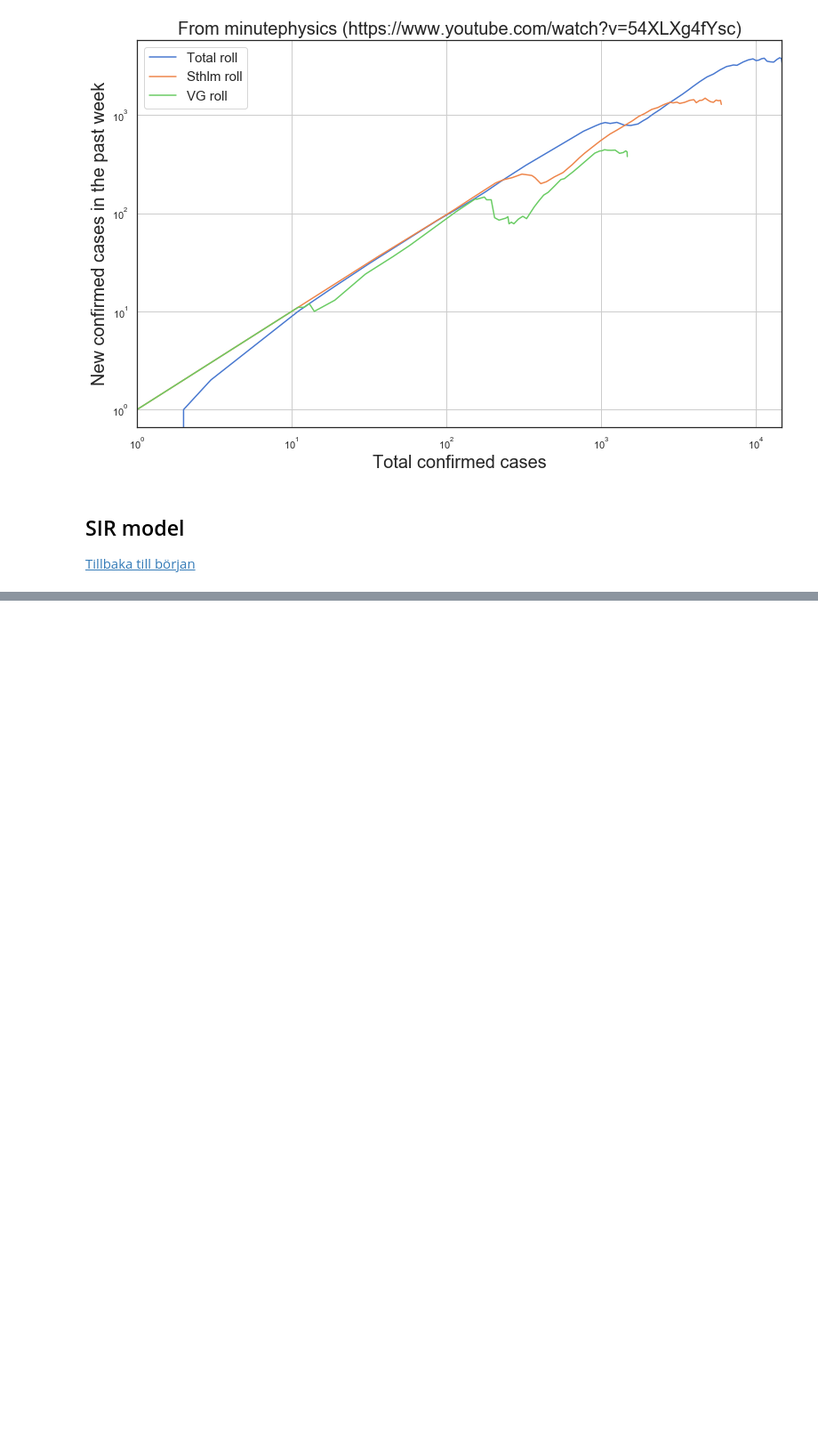
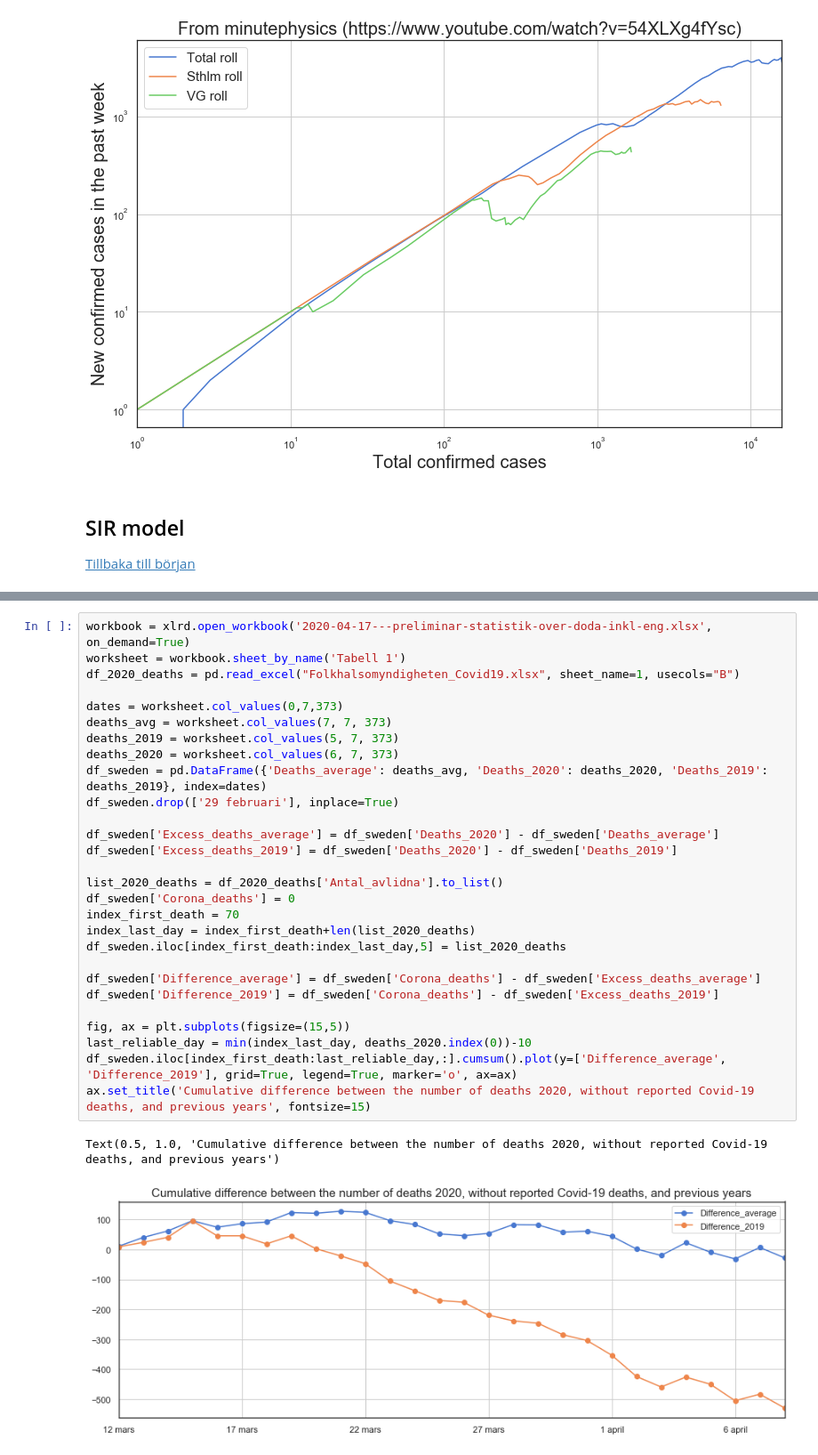
Before and after one commit to Frallmeister/covid19, a Jupyter notebook: corona_notebook.ipynb, the cells around one changed output, grey strips where cells are left out. Shown at 89% size. Saved outputs shown, nothing was run; the diff lists cells and outputs as text; blank space fills up the shorter version.

```diff
--- a/corona_notebook.ipynb
+++ b/corona_notebook.ipynb
@@ -237,0 +277,31 @@ Text(0.5, 1.0, 'Effective reproduction number, R')
+# %%
+workbook = xlrd.open_workbook('2020-04-17---preliminar-statistik-over-doda-inkl-eng.xlsx', on_demand=True)
+worksheet = workbook.sheet_by_name('Tabell 1')
+df_2020_deaths = pd.read_excel("Folkhalsomyndigheten_Covid19.xlsx", sheet_name=1, usecols="B")
+
+dates = worksheet.col_values(0,7,373)
+deaths_avg = worksheet.col_values(7, 7, 373)
+deaths_2019 = worksheet.col_values(5, 7, 373)
+deaths_2020 = worksheet.col_values(6, 7, 373)
+df_sweden = pd.DataFrame({'Deaths_average': deaths_avg, 'Deaths_2020': deaths_2020, 'Deaths_2019': deaths_2019}, index=dates)
+df_sweden.drop(['29 februari'], inplace=True)
+
+df_sweden['Excess_deaths_average'] = df_sweden['Deaths_2020'] - df_sweden['Deaths_average']
+df_sweden['Excess_deaths_2019'] = df_sweden['Deaths_2020'] - df_sweden['Deaths_2019']
+
+list_2020_deaths = df_2020_deaths['Antal_avlidna'].to_list()
+df_sweden['Corona_deaths'] = 0
+index_first_death = 70
+index_last_day = index_first_death+len(list_2020_deaths)
+df_sweden.iloc[index_first_death:index_last_day,5] = list_2020_deaths
+
+df_sweden['Difference_average'] = df_sweden['Corona_deaths'] - df_sweden['Excess_deaths_average']
+df_sweden['Difference_2019'] = df_sweden['Corona_deaths'] - df_sweden['Excess_deaths_2019']
+
+fig, ax = plt.subplots(figsize=(15,5))
+last_reliable_day = min(index_last_day, deaths_2020.index(0))-10
+df_sweden.iloc[index_first_death:last_reliable_day,:].cumsum().plot(y=['Difference_average', 'Difference_2019'], grid=True, legend=True, marker='o', ax=ax)
+ax.set_title('Cumulative difference between the number of deaths 2020, without reported Covid-19 deaths, and previous years', fontsize=15)
+# %% [output]
+Text(0.5, 1.0, 'Cumulative difference between the number of deaths 2020, without reported Covid-19 deaths, and previous years')
+[figure, added]
```
Also changed, not shown: parts of 12 cells of this notebook, 1 other file.
